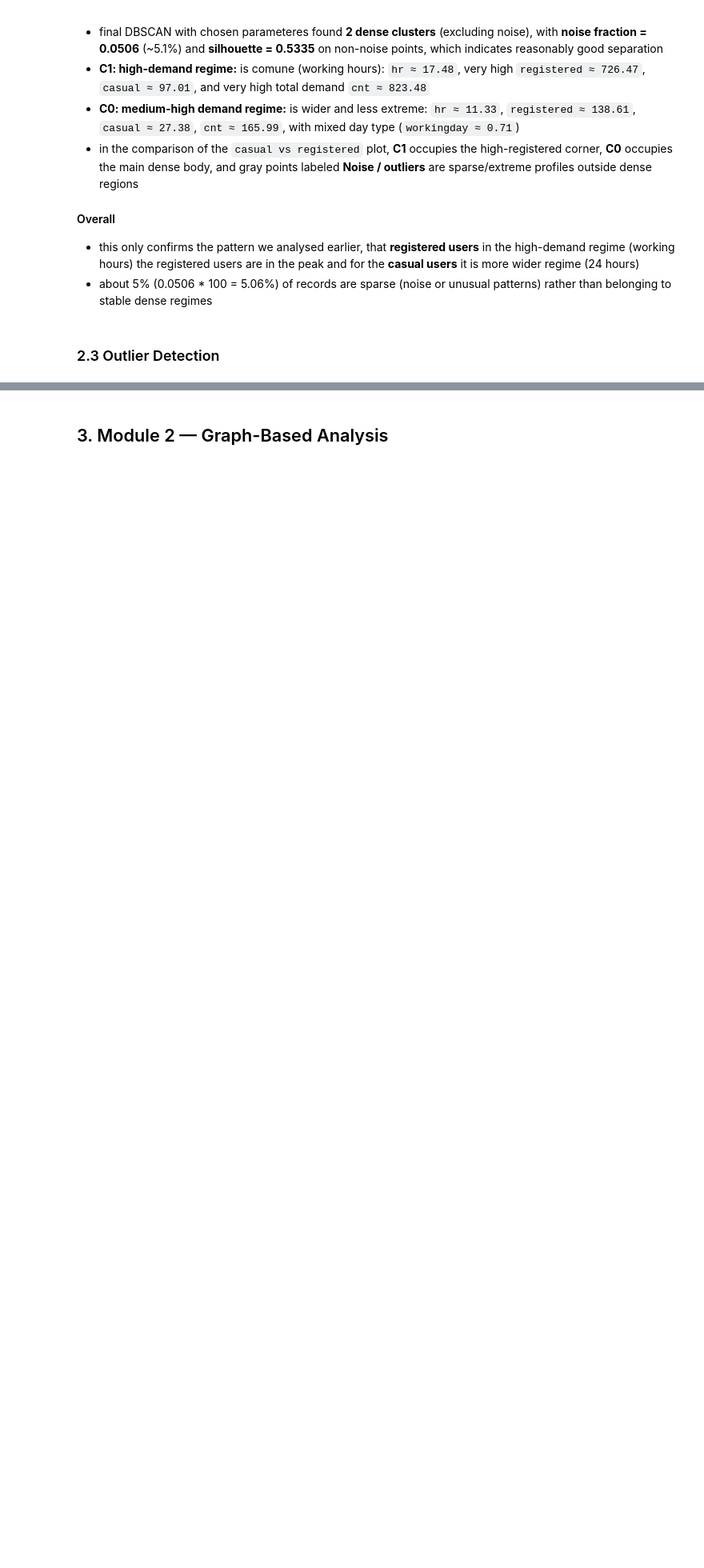
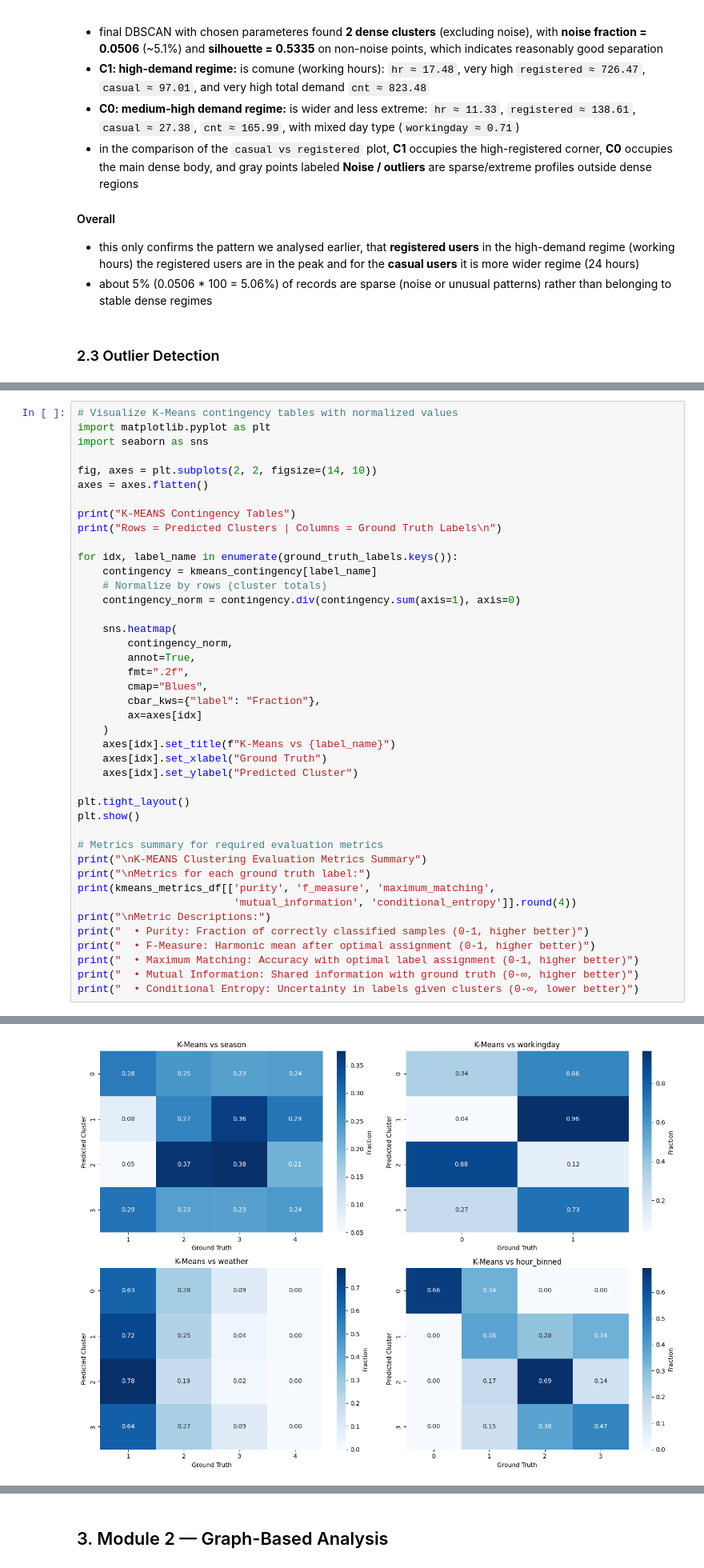
Before and after one commit to DominikKysel/DM-Project, a Jupyter notebook: data_mining_project_bike_sharing.ipynb, the cells around one changed output, grey strips where cells are left out. Shown at 80% size. Saved outputs shown, nothing was run; the diff lists cells and outputs as text; blank space fills up the shorter version.

Commit message:
Implemented eval metrics

```diff
--- a/data_mining_project_bike_sharing.ipynb
+++ b/data_mining_project_bike_sharing.ipynb
@@ -1184,0 +1475,43 @@ DBSCAN cluster profiles (excluding noise):
+# %%
+# Visualize K-Means contingency tables with normalized values
+import matplotlib.pyplot as plt
+import seaborn as sns
+
+fig, axes = plt.subplots(2, 2, figsize=(14, 10))
+axes = axes.flatten()
+
+print("K-MEANS Contingency Tables")
+print("Rows = Predicted Clusters | Columns = Ground Truth Labels\n")
+
+for idx, label_name in enumerate(ground_truth_labels.keys()):
+    contingency = kmeans_contingency[label_name]
+    # Normalize by rows (cluster totals)
+    contingency_norm = contingency.div(contingency.sum(axis=1), axis=0)
+
+    sns.heatmap(
+        contingency_norm,
+        annot=True,
+        fmt=".2f",
+        cmap="Blues",
+        cbar_kws={"label": "Fraction"},
+        ax=axes[idx]
+    )
+    axes[idx].set_title(f"K-Means vs {label_name}")
+    axes[idx].set_xlabel("Ground Truth")
+    axes[idx].set_ylabel("Predicted Cluster")
+
+plt.tight_layout()
+plt.show()
+
+# Metrics summary for required evaluation metrics
+print("\nK-MEANS Clustering Evaluation Metrics Summary")
+print("\nMetrics for each ground truth label:")
+print(kmeans_metrics_df[['purity', 'f_measure', 'maximum_matching',
+                         'mutual_information', 'conditional_entropy']].round(4))
+print("\nMetric Descriptions:")
+print("  • Purity: Fraction of correctly classified samples (0-1, higher better)")
+print("  • F-Measure: Harmonic mean after optimal assignment (0-1, higher better)")
+print("  • Maximum Matching: Accuracy with optimal label assignment (0-1, higher better)")
+print("  • Mutual Information: Shared information with ground truth (0-∞, higher better)")
+print("  • Conditional Entropy: Uncertainty in labels given clusters (0-∞, lower better)")
+# %% [output]
@@ -1184,0 +1520 @@ DBSCAN cluster profiles (excluding noise):
+[figure, added]
```
Also changed, not shown: parts of 14 cells of this notebook.
